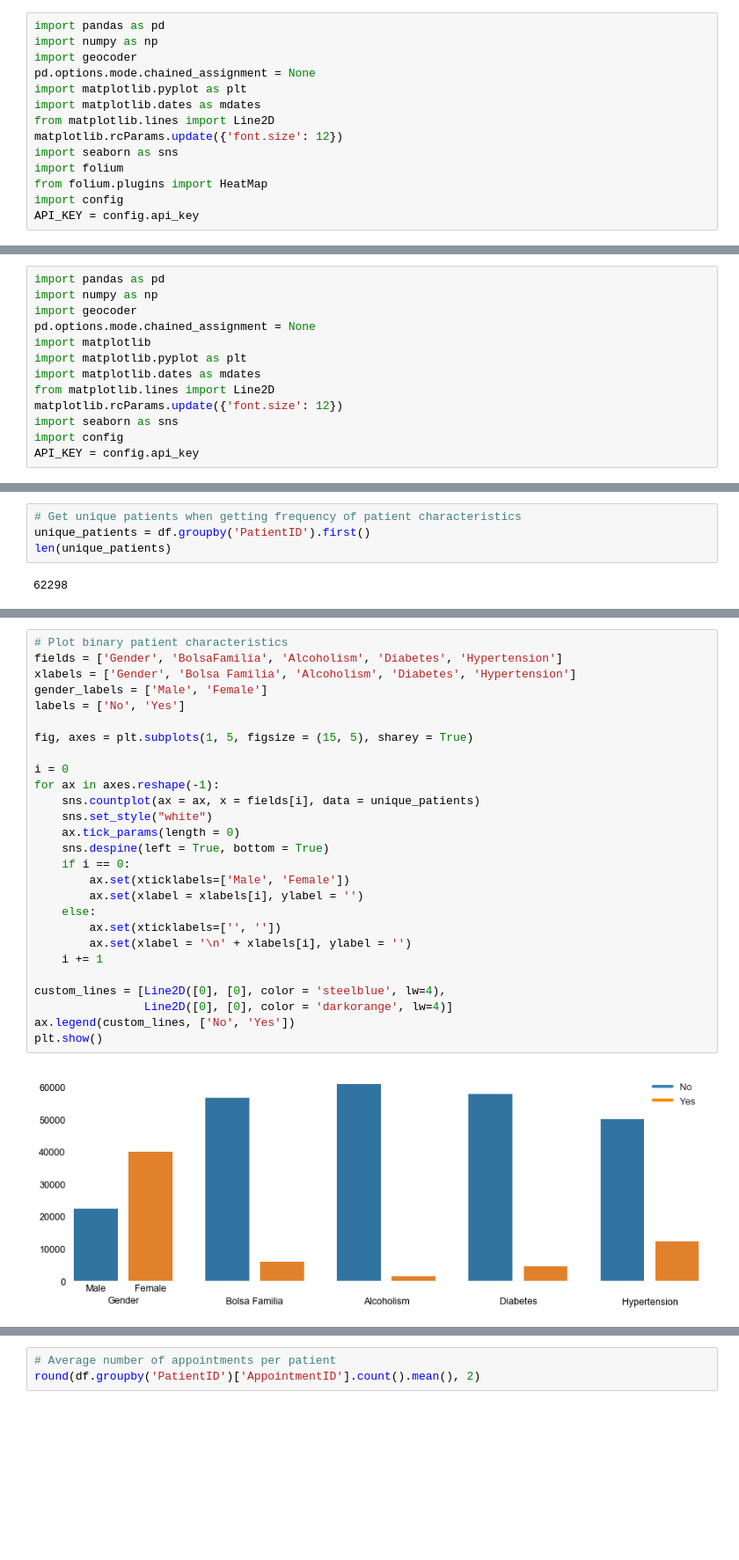
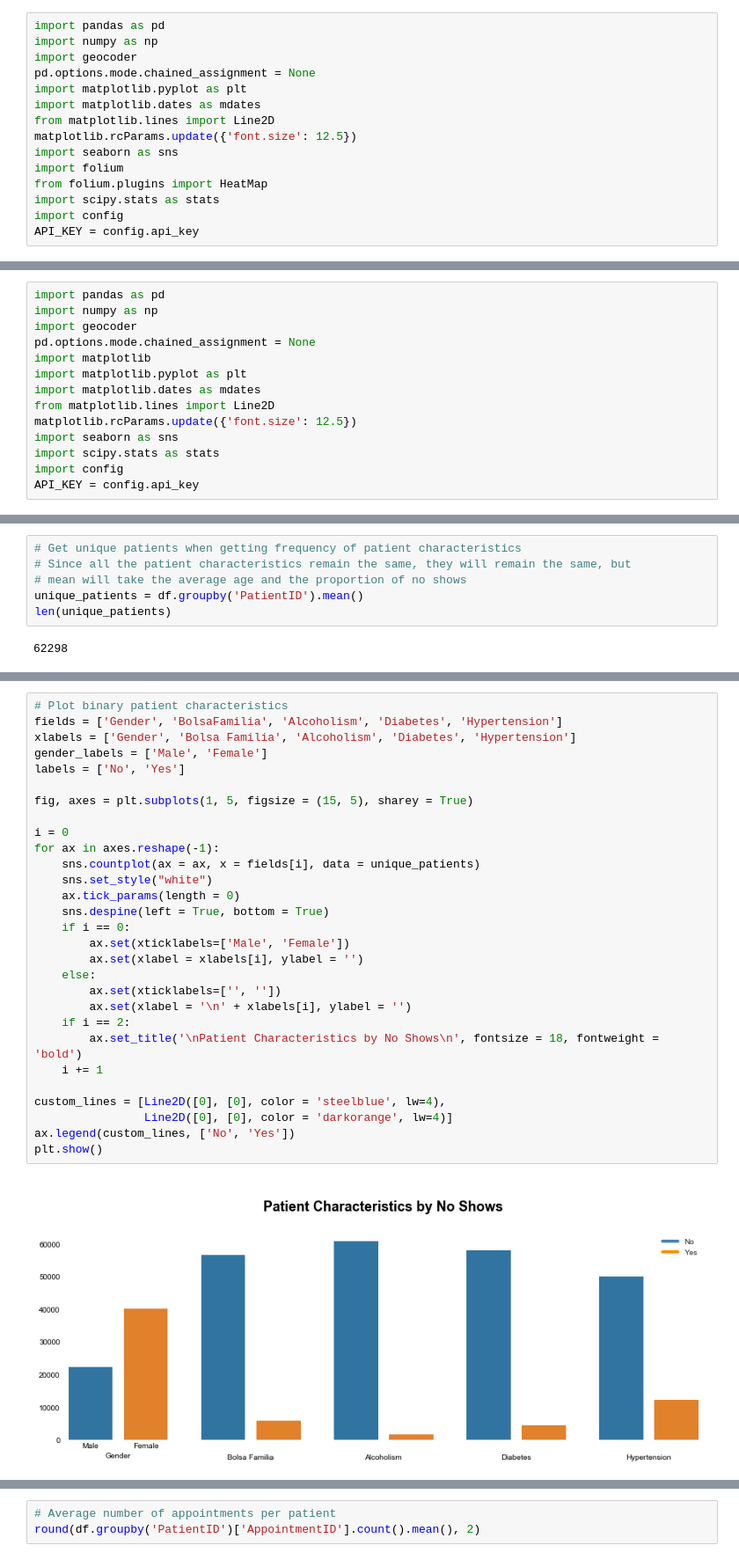
Before and after one commit to jaclynrich/appt-no-show, a Jupyter notebook: appt-no-show.ipynb, the cells around one changed output, grey strips where cells are left out. Shown: that part at 88% size. Saved outputs shown, nothing was run; the diff lists cells and outputs as text; blank space fills up the shorter version.

Commit message:
feat: add plots of patient characteristics by attendance

```diff
--- a/appt-no-show.ipynb
+++ b/appt-no-show.ipynb
@@ -48,10 +48,11 @@ pd.options.mode.chained_assignment = None
 import matplotlib.pyplot as plt
 import matplotlib.dates as mdates
 from matplotlib.lines import Line2D
-matplotlib.rcParams.update({'font.size': 12})
+matplotlib.rcParams.update({'font.size': 12.5})
 import seaborn as sns
 import folium
 from folium.plugins import HeatMap
+import scipy.stats as stats
 import config
 API_KEY = config.api_key
 # %% [markdown]
@@ -564,8 +542,9 @@ import matplotlib
 import matplotlib.pyplot as plt
 import matplotlib.dates as mdates
 from matplotlib.lines import Line2D
-matplotlib.rcParams.update({'font.size': 12})
+matplotlib.rcParams.update({'font.size': 12.5})
 import seaborn as sns
+import scipy.stats as stats
 import config
 API_KEY = config.api_key
 # %%
@@ -610,7 +589,9 @@ weather.head()
 #### Patient Characteristics
 # %%
 # Get unique patients when getting frequency of patient characteristics
-unique_patients = df.groupby('PatientID').first()
+# Since all the patient characteristics remain the same, they will remain the same, but
+# mean will take the average age and the proportion of no shows
+unique_patients = df.groupby('PatientID').mean()
 len(unique_patients)
 # %% [output]
 62298
@@ -619,31 +598,33 @@ matplotlib.rcParams.update({'font.size': 12.5})
 # %%
 # Plot binary patient characteristics
 fields = ['Gender', 'BolsaFamilia', 'Alcoholism', 'Diabetes', 'Hypertension']
 xlabels = ['Gender', 'Bolsa Familia', 'Alcoholism', 'Diabetes', 'Hypertension']
 gender_labels = ['Male', 'Female']
 labels = ['No', 'Yes']
 
 fig, axes = plt.subplots(1, 5, figsize = (15, 5), sharey = True)
 
 i = 0
 for ax in axes.reshape(-1):
     sns.countplot(ax = ax, x = fields[i], data = unique_patients)
     sns.set_style("white")
     ax.tick_params(length = 0)
     sns.despine(left = True, bottom = True)
     if i == 0:
         ax.set(xticklabels=['Male', 'Female'])
         ax.set(xlabel = xlabels[i], ylabel = '')
     else:
         ax.set(xticklabels=['', ''])
         ax.set(xlabel = '\n' + xlabels[i], ylabel = '')
+    if i == 2:
+        ax.set_title('\nPatient Characteristics by No Shows\n', fontsize = 18, fontweight = 'bold')
     i += 1
 
 custom_lines = [Line2D([0], [0], color = 'steelblue', lw=4),
                 Line2D([0], [0], color = 'darkorange', lw=4)]
 ax.legend(custom_lines, ['No', 'Yes'])
 plt.show()
 # %% [output]
-[figure, old version]
+[figure, new version]
 # %%
 fields = ['Women', 'Bolsa Familia', 'Alcoholic', 'Diabetes', 'Hypertension']
```
Also changed, not shown: parts of 54 cells of this notebook.
